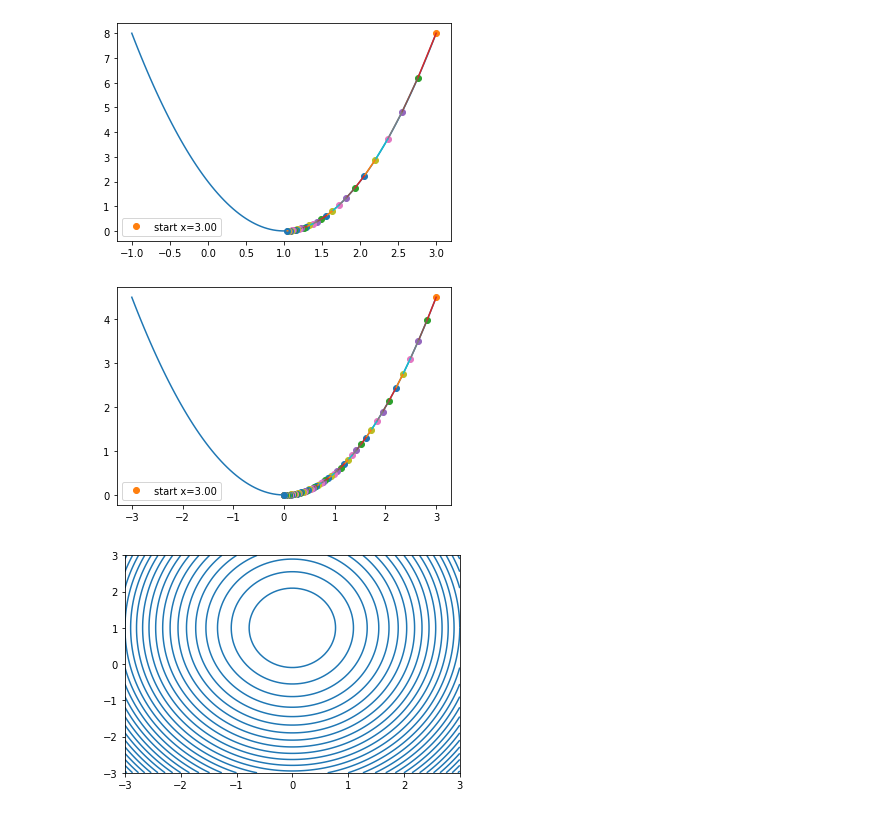
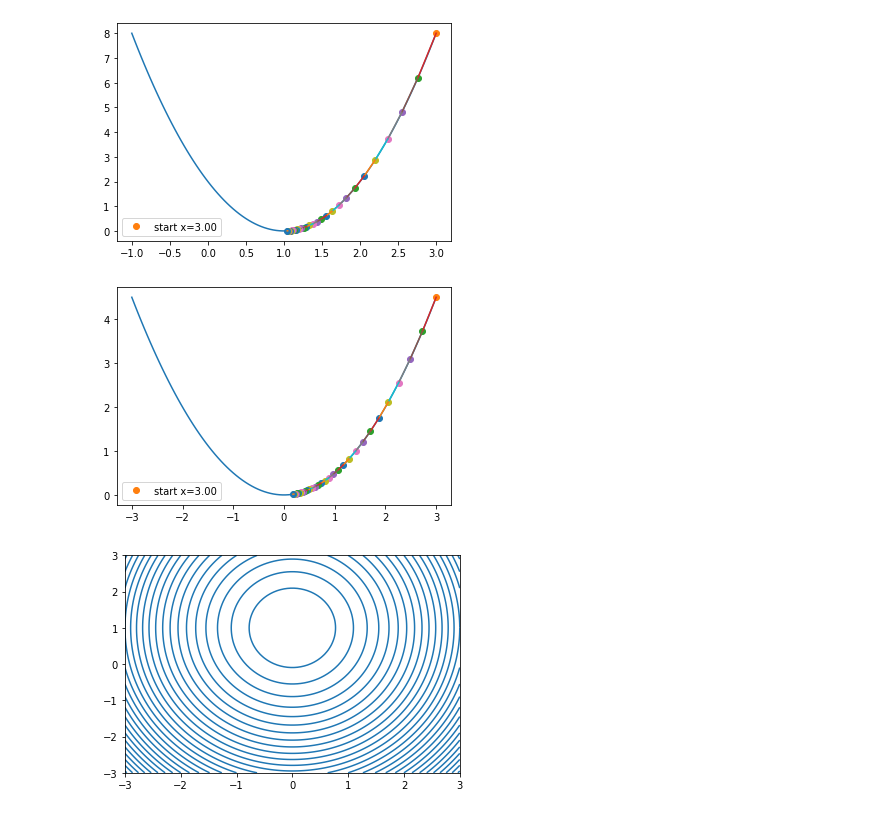
Before and after one commit to imguru-mooc/AI_intermediate, a Jupyter notebook: 01.ipynb, the cells around one changed output. Saved outputs shown, nothing was run; the diff lists cells and outputs as text; code cells hidden in the pictures.

```diff
--- a/01.ipynb
+++ b/01.ipynb
@@ -204,36 +232,37 @@ plot_steps( 3, 0.03, 30)
 # %%
 import numpy as np   # numeriacal computing
 import matplotlib.pyplot as plt  # plotting core
 
 # simple function to demo step size
-def f(x) : # A parabola
-    f = 0.5*x**2
+def f(b) : # A parabola
+    w=1
+    f = 0.5*((w*2+b)-2)**2  # ((wx+b)-y)^2
     return f
-def Df(x) : # The derivative (gradient)
-    Df = (-x)*2
+def Df(b) : # The derivative (gradient)
+    Df = b  # (1*2+b-2) => (y_hat-y)*1
     return Df
-def xp1(x,alpha) : # update
-    xp1 = x + alpha * Df(x)
+def xp1(b,alpha) : # update
+    xp1 = b - alpha * Df(b)
     return xp1
 
 def plot_steps( guess, alpha, nsteps) :
     fig, ax = plt.subplots()
     x = np.linspace(-3,3,100)
     ax.plot(x, f(x))
     x = guess
     ax.plot(x,f(x), 'o', label='start x=%.2f' %x )
     for i in range(nsteps):
         xold = x
         x = xp1(x,alpha)
         #ax.plot(x,f(x), 'o', label='x = %.2f' %x)
         ax.plot(x,f(x), 'o')
         ax.plot([xold,x],[f(xold),f(x)], '-')
     plt.legend()
     plt.show()
 
-plot_steps( 3, 0.03, 200 )
+plot_steps( 3, 0.09, 30 )
 # %% [output]
-[figure, old version]
+[figure, new version]
 # %%
 import matplotlib.pyplot as plt
 import numpy as np
```
Also changed, not shown: parts of 8 cells of this notebook, 4 other files.
